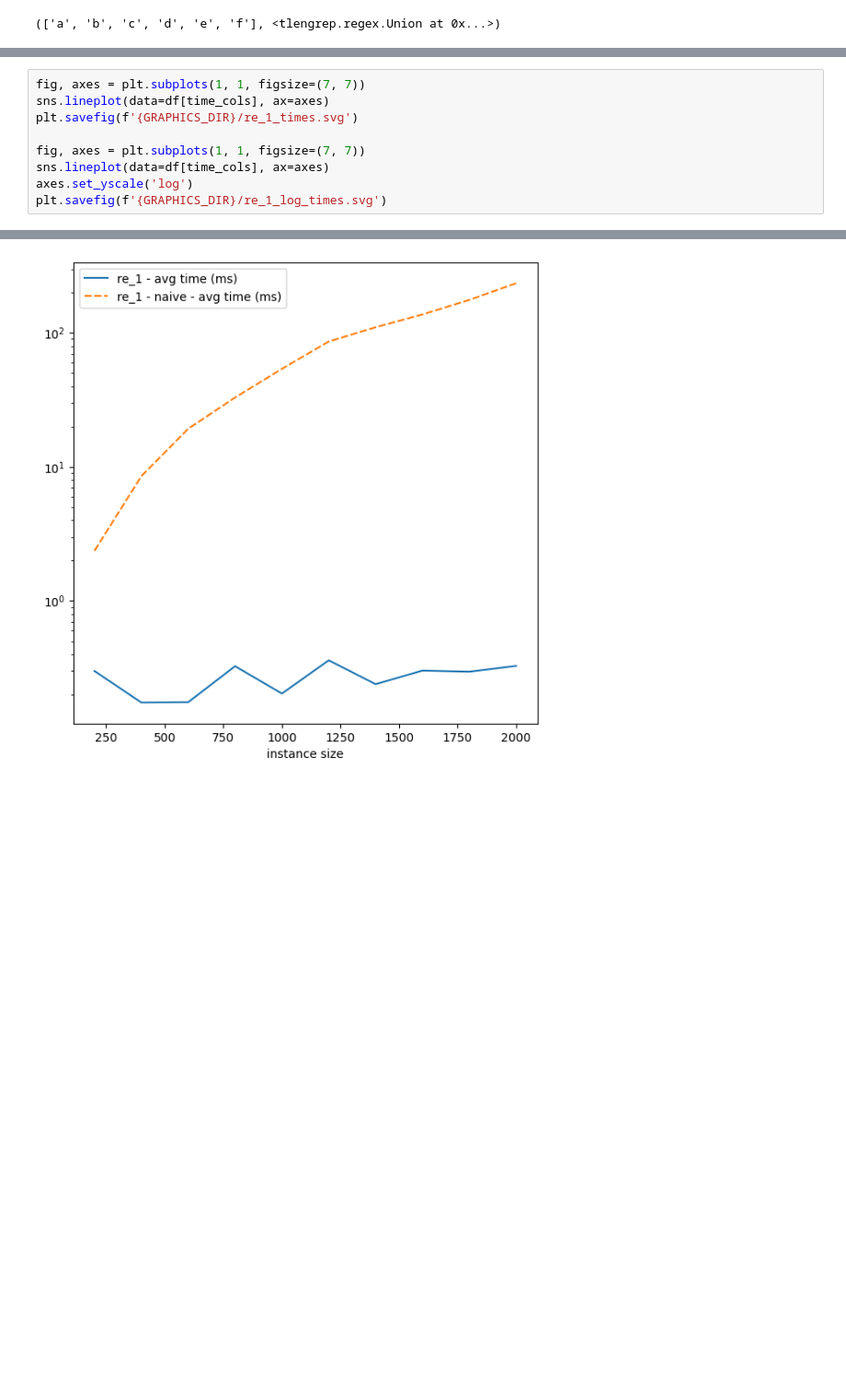
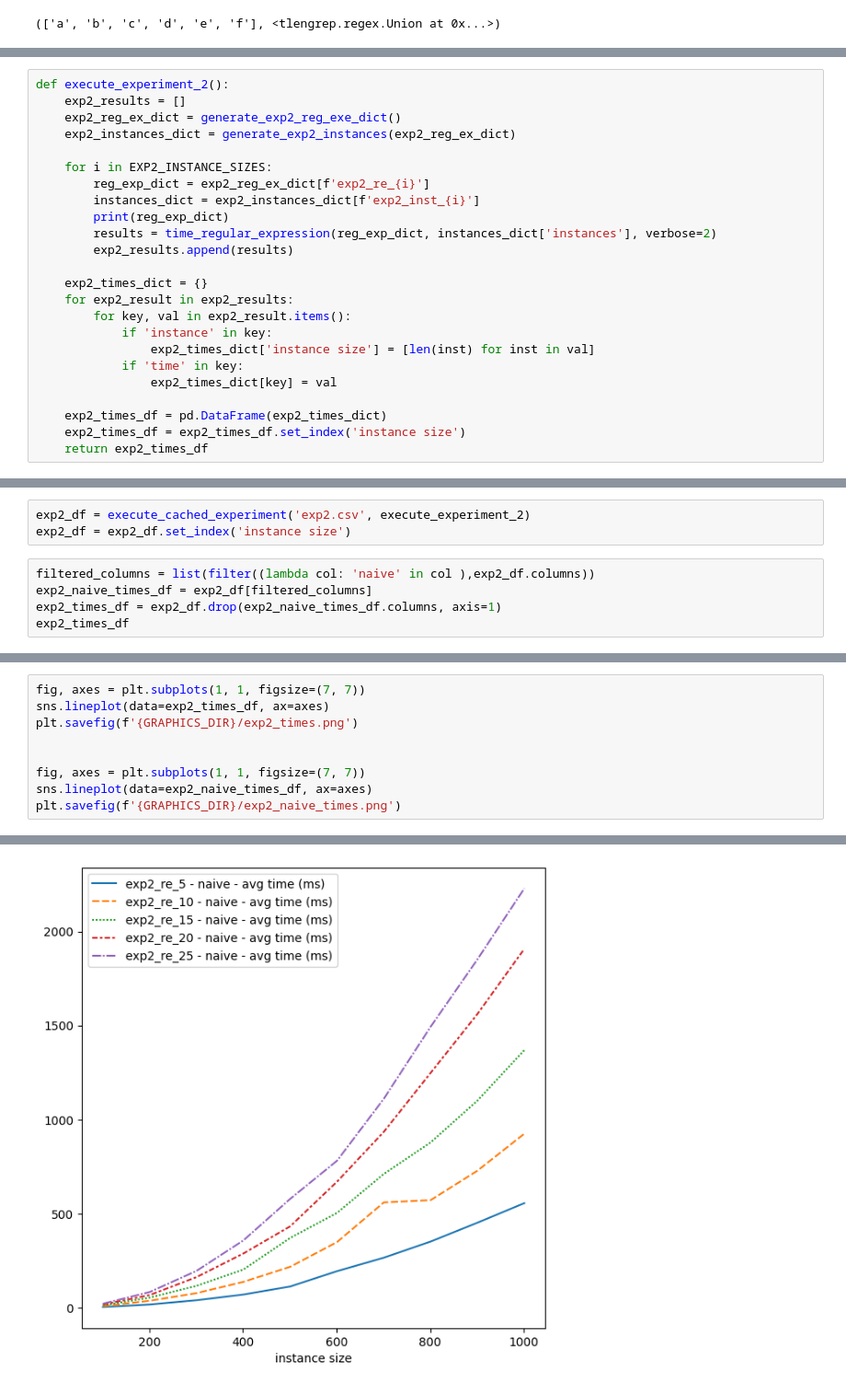
Before and after one commit to tomasmiguez/tp-tleng, a Jupyter notebook: experiments/tp1_experiments.ipynb, the cells around one changed output, grey strips where cells are left out. Shown at 92% size. Saved outputs shown, nothing was run; the diff lists cells and outputs as text; blank space fills up the shorter version.

Commit message:
notebook de experimentos ordenada, terminados los dos primeros experimentos, ahora se guardan los resultados en archivos csv, si los archivos existen se carga directamente en lugar de ejecutar

```diff
--- a/experiments/tp1_experiments.ipynb
+++ b/experiments/tp1_experiments.ipynb
@@ -266,0 +269,24 @@ import matplotlib.pyplot as plt
+# %%
+def execute_experiment_2():
+    exp2_results = []
+    exp2_reg_ex_dict = generate_exp2_reg_exe_dict()
+    exp2_instances_dict = generate_exp2_instances(exp2_reg_ex_dict)
+
+    for i in EXP2_INSTANCE_SIZES:
+        reg_exp_dict = exp2_reg_ex_dict[f'exp2_re_{i}']
+        instances_dict = exp2_instances_dict[f'exp2_inst_{i}']
+        print(reg_exp_dict)
+        results = time_regular_expression(reg_exp_dict, instances_dict['instances'], verbose=2)
+        exp2_results.append(results)
+
+    exp2_times_dict = {}
+    for exp2_result in exp2_results:
+        for key, val in exp2_result.items():
+            if 'instance' in key:
+                exp2_times_dict['instance size'] = [len(inst) for inst in val]
+            if 'time' in key:
+                exp2_times_dict[key] = val
+
+    exp2_times_df = pd.DataFrame(exp2_times_dict)
+    exp2_times_df = exp2_times_df.set_index('instance size')
+    return exp2_times_df
@@ -266,0 +295,8 @@ import matplotlib.pyplot as plt
+# %%
+exp2_df = execute_cached_experiment('exp2.csv', execute_experiment_2)
+exp2_df = exp2_df.set_index('instance size')
+# %%
+filtered_columns = list(filter((lambda col: 'naive' in col ),exp2_df.columns))
+exp2_naive_times_df = exp2_df[filtered_columns]
+exp2_times_df = exp2_df.drop(exp2_naive_times_df.columns, axis=1)
+exp2_times_df
@@ -267,10 +331,10 @@ import matplotlib.pyplot as plt
 # %%
 fig, axes = plt.subplots(1, 1, figsize=(7, 7))
-sns.lineplot(data=df[time_cols], ax=axes)
-plt.savefig(f'{GRAPHICS_DIR}/re_1_times.svg')
+sns.lineplot(data=exp2_times_df, ax=axes)
+plt.savefig(f'{GRAPHICS_DIR}/exp2_times.png')
+
 
 fig, axes = plt.subplots(1, 1, figsize=(7, 7))
-sns.lineplot(data=df[time_cols], ax=axes)
-axes.set_yscale('log')
-plt.savefig(f'{GRAPHICS_DIR}/re_1_log_times.svg')
+sns.lineplot(data=exp2_naive_times_df, ax=axes)
+plt.savefig(f'{GRAPHICS_DIR}/exp2_naive_times.png')
 # %% [output]
@@ -278 +342 @@ plt.savefig(f'{GRAPHICS_DIR}/re_1_log_times.svg')
-[figure, old version]
+[figure, new version]
```
Also changed, not shown: parts of 33 cells of this notebook, 8 other files.
